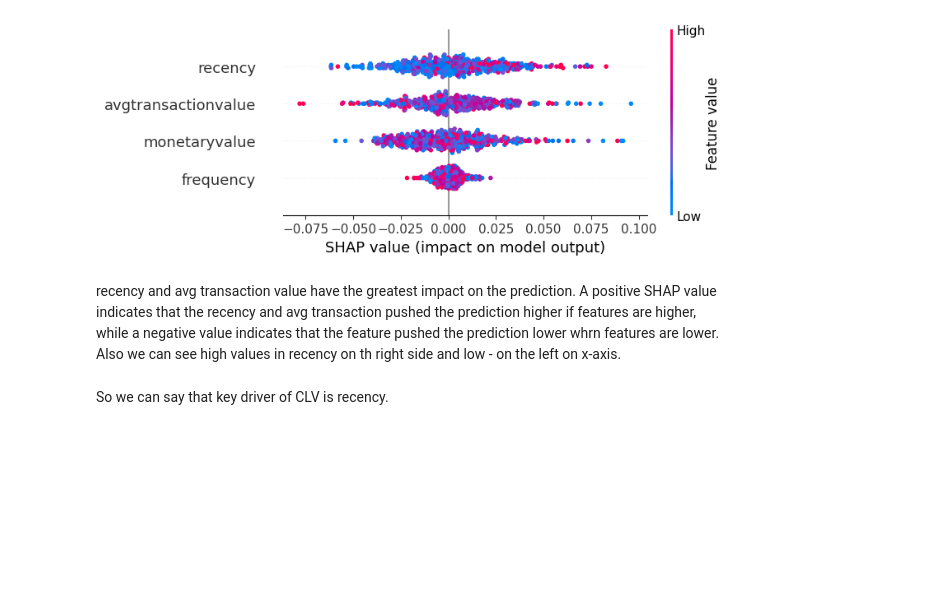
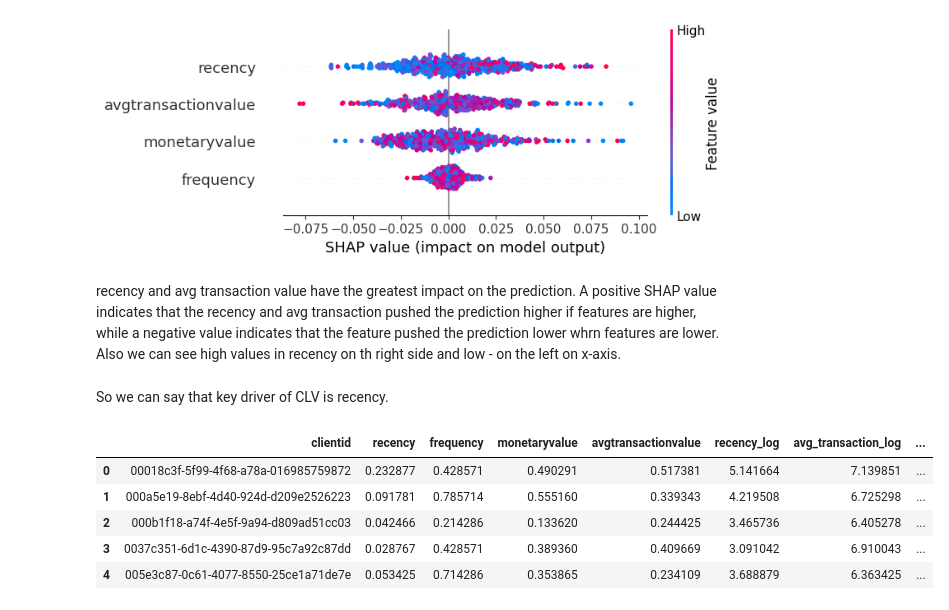
Before and after one commit to ZKirillS/CLV_project, a Jupyter notebook: CLV_project/notebooks/model.ipynb, the cells around one changed output. Drawn from its saved outputs; the diff is of its cells as text; code cells hidden in the pictures; blank space fills up the shorter version.

```diff
--- a/CLV_project/notebooks/model.ipynb
+++ b/CLV_project/notebooks/model.ipynb
@@ -130,0 +127,9 @@ So we can say that key driver of CLV is recency.
+# %%
+rfm.head()
+# %% [output]
+|  | clientid | recency | frequency | monetaryvalue | avgtransactionvalue | recency_log | avg_transaction_log | ... |
+| 0 | 00018c3f-5f99-4f68-a78a-016985759872 | 0.232877 | 0.428571 | 0.490291 | 0.517381 | 5.141664 | 7.139851 | ... |
+| 1 | 000a5e19-8ebf-4d40-924d-d209e2526223 | 0.091781 | 0.785714 | 0.555160 | 0.339343 | 4.219508 | 6.725298 | ... |
+| 2 | 000b1f18-a74f-4e5f-9a94-d809ad51cc03 | 0.042466 | 0.214286 | 0.133620 | 0.244425 | 3.465736 | 6.405278 | ... |
+| 3 | 0037c351-6d1c-4390-87d9-95c7a92c87dd | 0.028767 | 0.428571 | 0.389360 | 0.409669 | 3.091042 | 6.910043 | ... |
+| 4 | 005e3c87-0c61-4077-8550-25ce1a71de7e | 0.053425 | 0.714286 | 0.353865 | 0.234109 | 3.688879 | 6.363425 | ... |
```
Also changed, not shown: parts of 4 cells of this notebook.
